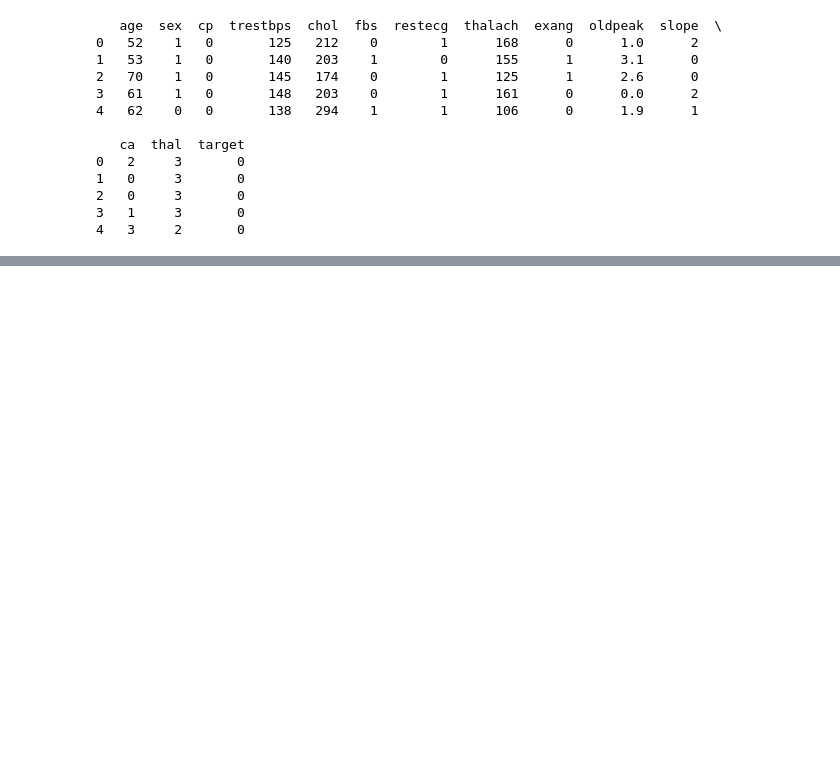
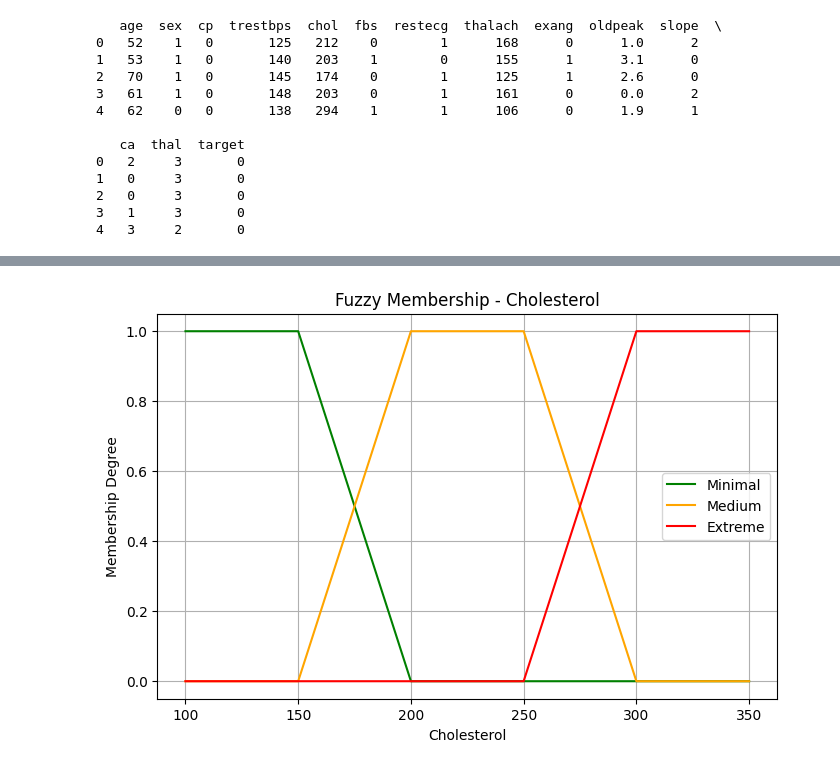
Before and after one commit to riarumoda/csv-fuzzy, a Jupyter notebook: PredictCardiovascularDisease.ipynb, the cells around one changed output, grey strips where cells are left out. Saved outputs shown, nothing was run; the diff lists cells and outputs as text; code cells hidden in the pictures; blank space fills up the shorter version.

```diff
--- a/PredictCardiovascularDisease.ipynb
+++ b/PredictCardiovascularDisease.ipynb
@@ -161,0 +99,43 @@ plt.show()
+# %%
+# Cholestrol
+def fuzzy_chol(chol):
+    kolesterol = {"Minimal": 0, "Medium": 0, "Extreme": 0}
+    c1, c2, c3, c4 = 150, 200, 250, 300
+
+    if chol <= c1:
+        kolesterol["Minimal"] = 1
+    elif c1 < chol < c2:
+        kolesterol["Minimal"] = float((c2 - chol) / (c2 - c1))
+        kolesterol["Medium"] = float((chol - c1) / (c2 - c1))
+    elif c2 <= chol <= c3:
+        kolesterol["Medium"] = 1
+    elif c3 < chol < c4:
+        kolesterol["Medium"] = float((c4 - chol) / (c4 - c3))
+        kolesterol["Extreme"] = float((chol - c3) / (c4 - c3))
+    elif chol >= c4:
+        kolesterol["Extreme"] = 1
+
+    return kolesterol
+
+# Visualisasi Cholestrol
+x1 = [100, 150, 200, 350]     # Minimal
+y1 = [1, 1, 0, 0]
+
+x2 = [100, 150, 200, 250, 300, 350]  # Medium
+y2 = [0, 0, 1, 1, 0, 0]
+
+x3 = [100, 250, 300, 350]     # Extreme
+y3 = [0, 0, 1, 1]
+
+plt.figure(figsize=(8,5))
+plt.title("Fuzzy Membership - Cholesterol")
+plt.plot(x1, y1, label="Minimal", color="green")
+plt.plot(x2, y2, label="Medium", color="orange")
+plt.plot(x3, y3, label="Extreme", color="red")
+plt.xlabel("Cholesterol")
+plt.ylabel("Membership Degree")
+plt.legend()
+plt.grid(True)
+plt.show()
+# %% [output]
+[figure, added]
```
Also changed, not shown: parts of 27 cells of this notebook.
